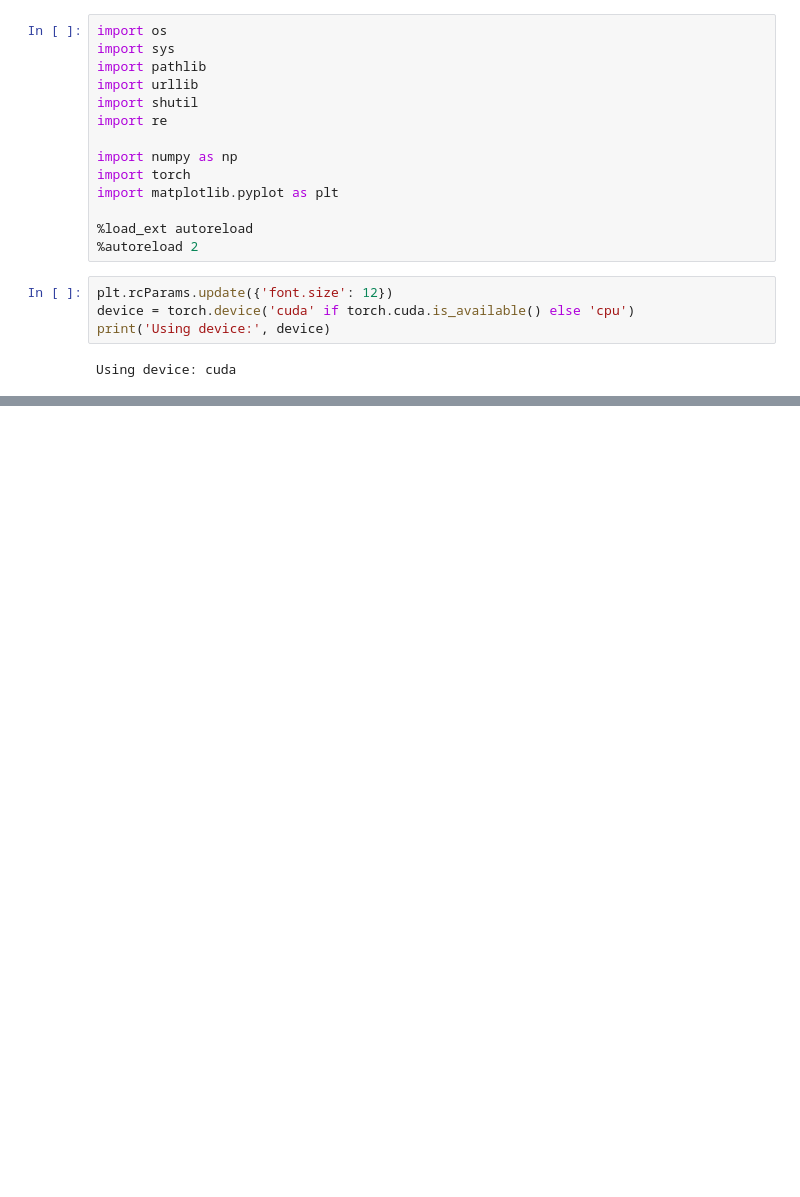
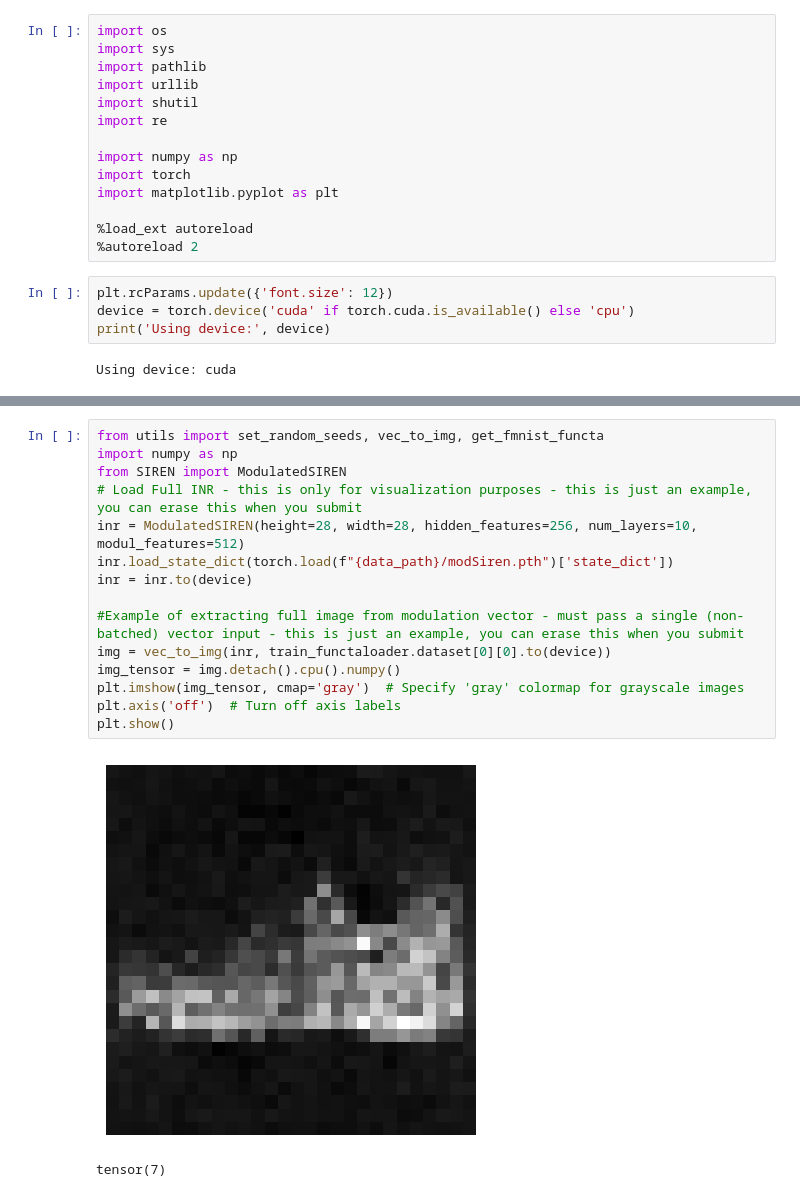
Before and after one commit to chenpery/INR-project, a Jupyter notebook: project.ipynb, the cells around one changed output, grey strips where cells are left out. Drawn from its saved outputs; the diff is of its cells as text; blank space fills up the shorter version.

```diff
--- a/project.ipynb
+++ b/project.ipynb
@@ -97,0 +202,18 @@ last checkpoint idx: 30
+# %%
+from utils import set_random_seeds, vec_to_img, get_fmnist_functa
+import numpy as np
+from SIREN import ModulatedSIREN
+# Load Full INR - this is only for visualization purposes - this is just an example, you can erase this when you submit
+inr = ModulatedSIREN(height=28, width=28, hidden_features=256, num_layers=10, modul_features=512)
+inr.load_state_dict(torch.load(f"{data_path}/modSiren.pth")['state_dict'])
+inr = inr.to(device)
+
+#Example of extracting full image from modulation vector - must pass a single (non-batched) vector input - this is just an example, you can erase this when you submit
+img = vec_to_img(inr, train_functaloader.dataset[0][0].to(device))
+img_tensor = img.detach().cpu().numpy()
+plt.imshow(img_tensor, cmap='gray')  # Specify 'gray' colormap for grayscale images
+plt.axis('off')  # Turn off axis labels
+plt.show()
+# %% [output]
+[figure, added]
+tensor(7)
```
Also changed, not shown: parts of 6 cells of this notebook, 4 other files.
